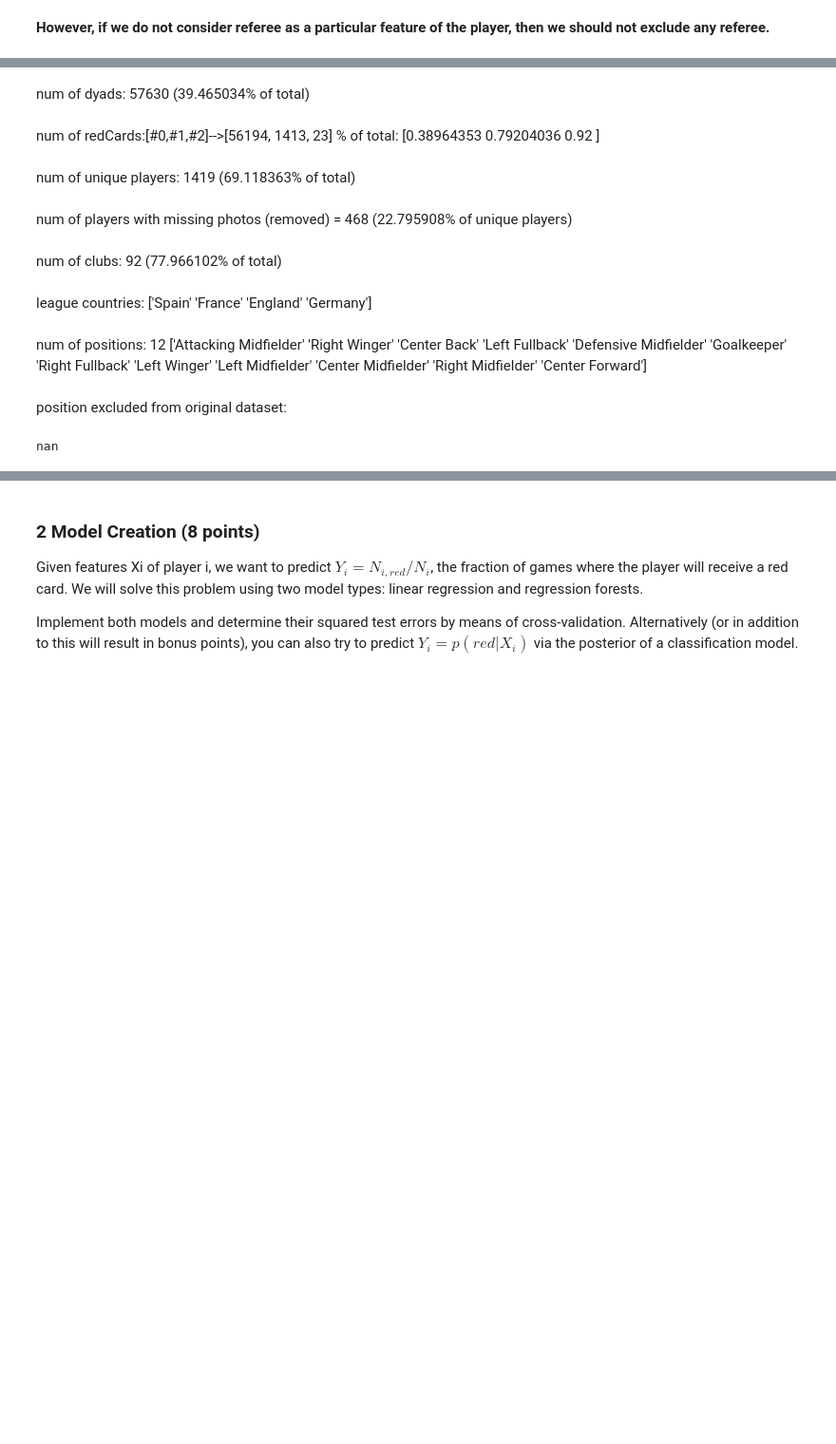
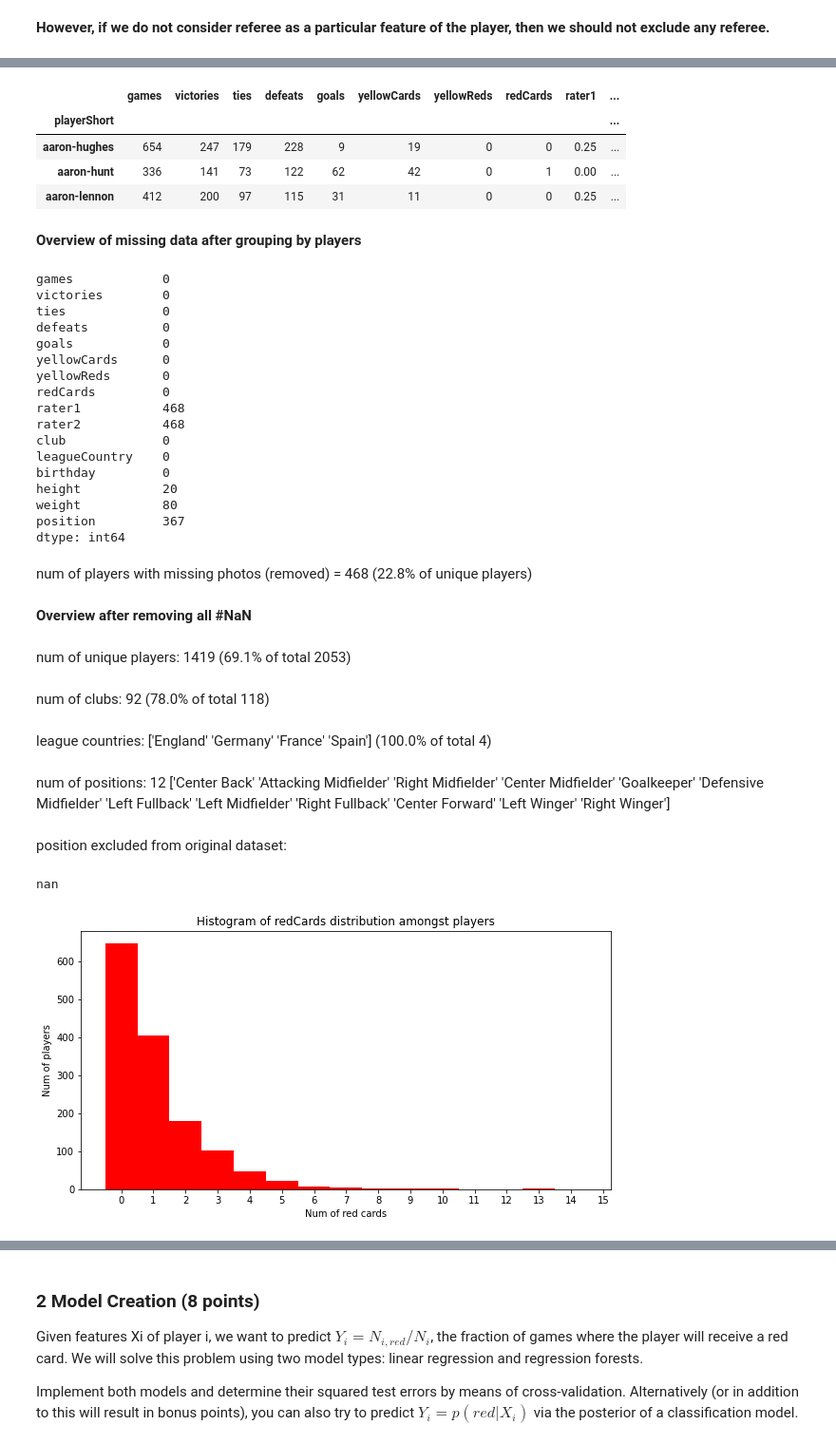
Before and after one commit to claire3z/FML_WS2020, a Jupyter notebook: Ex04a/red-cards_SUN.ipynb, the cells around one changed output, grey strips where cells are left out. Shown at 95% size. Cells and saved outputs as stored; diff of their text form; code cells hidden in the pictures; blank space fills up the shorter version.

```diff
--- a/Ex04a/red-cards_SUN.ipynb
+++ b/Ex04a/red-cards_SUN.ipynb
@@ -105,23 +130,38 @@ relevant_features = ['playerShort', 'club', 'leagueCountry', 'birthday', 'height
                      'games', 'victories', 'ties', 'defeats', 'goals', 'yellowCards', 'yellowReds', 'redCards', 'rater1', 'rater2']
 
 #df1 = df[relevant_features][df.refNum.isin(refNum22)].dropna().drop_duplicates() #len(df1) #146028 --dropna #115603 -- drop_duplicates #115603
+#df1 = df[relevant_features].dropna().drop_duplicates()
 
-df1 = df[relevant_features].dropna().drop_duplicates()
+df1 = df[['playerShort','games','victories','ties', 'defeats', 'goals', 'yellowCards', 'yellowReds', 'redCards']].groupby(by="playerShort").sum()
+df1 = df1.join(df[['playerShort','rater1', 'rater2','club', 'leagueCountry', 'birthday', 'height', 'weight', 'position',]].groupby(by="playerShort").first())
+display(Markdown('**Selecting relevant features and group-by players**'))
+display(df1.head(3))
+display(Markdown('**Overview of missing data after grouping by players**'))
+display(df1.isna().sum())
+display(Markdown("num of players with missing photos (removed) = {} ({:.1%} of unique players) ".format(len(df['playerShort'][df.photoID.isna()].unique()),len(df['playerShort'][df.photoID.isna()].unique())/len(df['playerShort'].unique()))))
+
+df1 = df1.dropna()
 
 display(Markdown('**Overview after removing all #NaN**'))
 #display(Markdown("num of referees: {} ({:%} of total)".format(len(df1.refNum.value_counts()), len(df1.refNum.unique())/len(df.refNum.unique())))) #2904
 #display(Markdown("num of referee countries: {}".format(len(df1.refCountry.unique()))))
-display(Markdown("num of dyads: {} ({:%} of total)".format(len(df1), len(df1)/len(df))))
-display(Markdown("num of redCards:[#0,#1,#2]-->{} % of total: {}".format(df1.redCards.value_counts().to_list(), (df1.redCards.value_counts()/df.redCards.value_counts()).values))) # 0: 114148; 1: 1432; 2: 23
+#display(Markdown("num of dyads: {} ({:%} of total)".format(len(df1), len(df1)/len(df))))
 
-display(Markdown('num of unique players: {} ({:%} of total)'.format(df1.playerShort.unique().size,df1.playerShort.unique().size/df.playerShort.unique().size))) #1406
-display(Markdown("num of players with missing photos (removed) = {} ({:%} of unique players) ".format(len(df['playerShort'][df.photoID.isna()].unique()),len(df['playerShort'][df.photoID.isna()].unique())/len(df['playerShort'].unique()))))
+display(Markdown('num of unique players: {} ({:.1%} of total {})'.format(len(df1),len(df1)/df.playerShort.unique().size,df.playerShort.unique().size))) #1406
 
-display(Markdown('num of clubs: {} ({:%} of total)'.format(len(df1.club.value_counts()),len(df1.club.unique())/len(df.club.unique())))) #92 unique clubs
-display(Markdown('league countries: {}'.format(df1.leagueCountry.unique()))) #array(['Spain', 'France', 'England', 'Germany'], dtype=object)
+display(Markdown('num of clubs: {} ({:.1%} of total {})'.format(len(df1.club.value_counts()),len(df1.club.unique())/len(df.club.unique()),len(df.club.unique())))) #92 unique clubs
+display(Markdown('league countries: {} ({:.1%} of total {})'.format(df1.leagueCountry.unique(),len(df1.leagueCountry.unique())/len(df.leagueCountry.unique()),len(df.leagueCountry.unique())))) #array(['Spain', 'France', 'England', 'Germany'], dtype=object)
 display(Markdown("num of positions: {} {}".format(len(df1.position.unique()),df1.position.unique())))
 display(Markdown("position excluded from original dataset:"))
 for x in df.position.unique():
     if x not in df1.position.unique():
         print(x)
+
+counts = np.arange(16)
+plt.figure(figsize=(10,5))
+plt.hist(df1.redCards,bins=counts,color='red')
+plt.title("Histogram of redCards distribution amongst players")
+plt.xlabel('Num of red cards')
+plt.ylabel('Num of players')
+plt.xticks(ticks = counts+0.5, labels = counts);
 # %% [output]
@@ -129,14 +169,38 @@ for x in df.position.unique():
+|  | games | victories | ties | defeats | goals | yellowCards | yellowReds | redCards | rater1 | ... |
+| playerShort |  |  |  |  |  |  |  |  |  | ... |
+| aaron-hughes | 654 | 247 | 179 | 228 | 9 | 19 | 0 | 0 | 0.25 | ... |
+| aaron-hunt | 336 | 141 | 73 | 122 | 62 | 42 | 0 | 1 | 0.00 | ... |
+| aaron-lennon | 412 | 200 | 97 | 115 | 31 | 11 | 0 | 0 | 0.25 | ... |
-num of dyads: 57630 (39.465034% of total)
+**Overview of missing data after grouping by players**
+games            0
+victories        0
+ties             0
+defeats          0
+goals            0
+yellowCards      0
+yellowReds       0
+redCards         0
+rater1           468
+rater2           468
+club             0
+leagueCountry    0
+birthday         0
+height           20
+weight           80
+position         367
+dtype: int64
-num of redCards:[#0,#1,#2]-->[56194, 1413, 23] % of total: [0.38964353 0.79204036 0.92      ]
+num of players with missing photos (removed) = 468 (22.8% of unique players)
-num of unique players: 1419 (69.118363% of total)
+**Overview after removing all #NaN**
-num of players with missing photos (removed) = 468 (22.795908% of unique players)
+num of unique players: 1419 (69.1% of total 2053)
-num of clubs: 92 (77.966102% of total)
+num of clubs: 92 (78.0% of total 118)
-league countries: ['Spain' 'France' 'England' 'Germany']
+league countries: ['England' 'Germany' 'France' 'Spain'] (100.0% of total 4)
-num of positions: 12 ['Attacking Midfielder' 'Right Winger' 'Center Back' 'Left Fullback'
- 'Defensive Midfielder' 'Goalkeeper' 'Right Fullback' 'Left Winger'
- 'Left Midfielder' 'Center Midfielder' 'Right Midfielder' 'Center Forward']
+num of positions: 12 ['Center Back' 'Attacking Midfielder' 'Right Midfielder'
+ 'Center Midfielder' 'Goalkeeper' 'Defensive Midfielder' 'Left Fullback'
+ 'Left Midfielder' 'Right Fullback' 'Center Forward' 'Left Winger'
+ 'Right Winger']
 position excluded from original dataset:
-nan
+nan
+[figure, added]
 # %%
 display(Markdown("**Discrepency of skin tone ratings**"))
 
```
Also changed, not shown: parts of 16 cells of this notebook, 2 other files.
